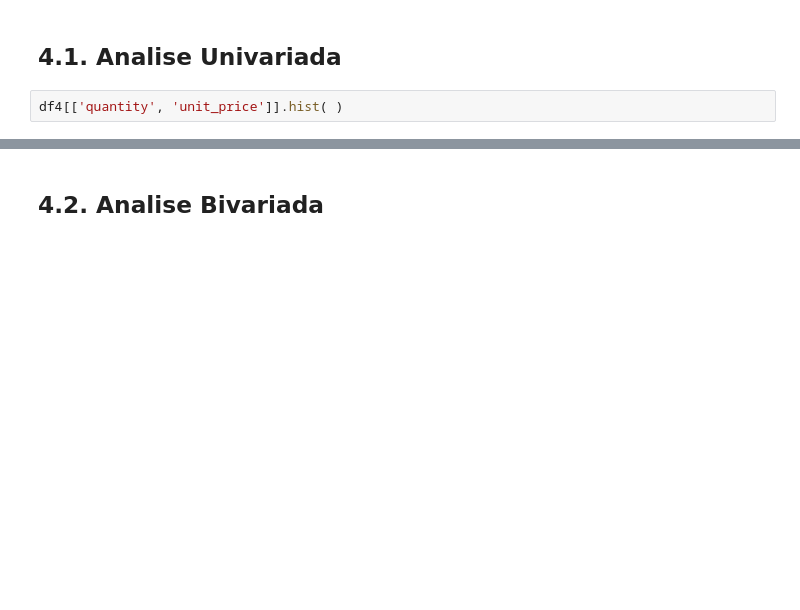
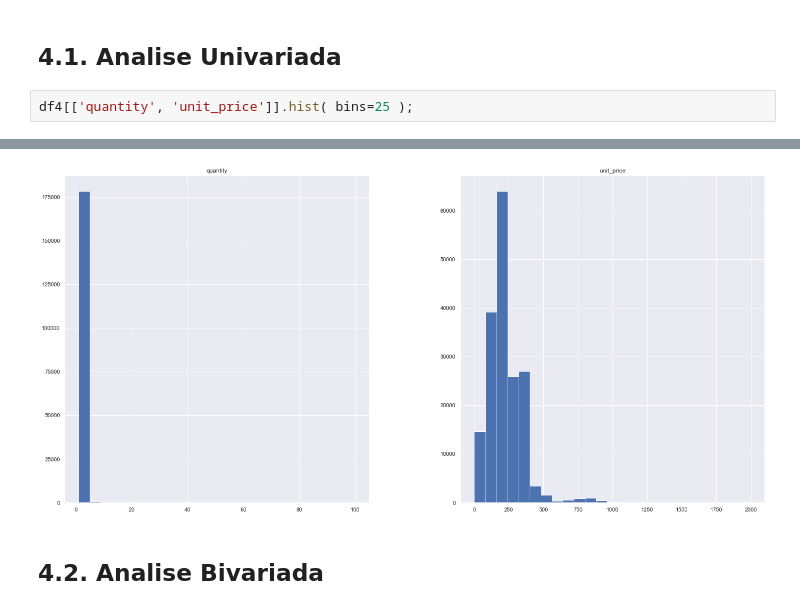
Before and after one commit to Meigarom/Demand-Forecast, a Jupyter notebook: notebooks/Products-Prediction.ipynb, the cells around one changed output, grey strips where cells are left out. Saved outputs shown, nothing was run; the diff lists cells and outputs as text; blank space fills up the shorter version.

```diff
--- a/notebooks/Products-Prediction.ipynb
+++ b/notebooks/Products-Prediction.ipynb
@@ -218,5 +241,5 @@ df4 = df3.copy()
 # %% [markdown]
 ## 4.1. Analise Univariada
 # %%
-df4[['quantity', 'unit_price']].hist( )
+df4[['quantity', 'unit_price']].hist( bins=25 );
 # %% [output]
@@ -229,3 +246,4 @@ df4[['quantity', 'unit_price']].hist( )
+[figure, added]
 # %% [markdown]
 ## 4.2. Analise Bivariada
 # %%
```
Also changed, not shown: parts of 43 cells of this notebook.
